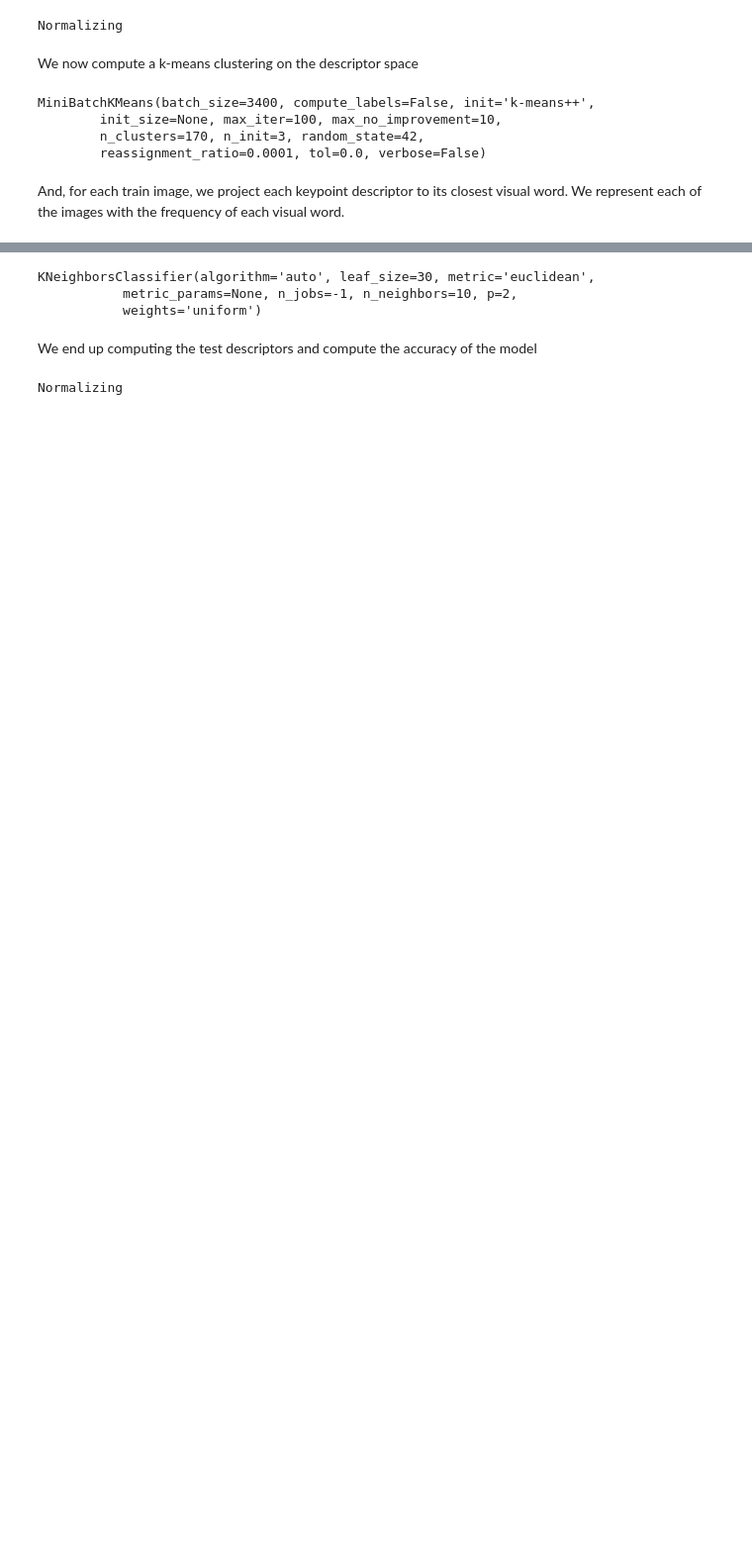
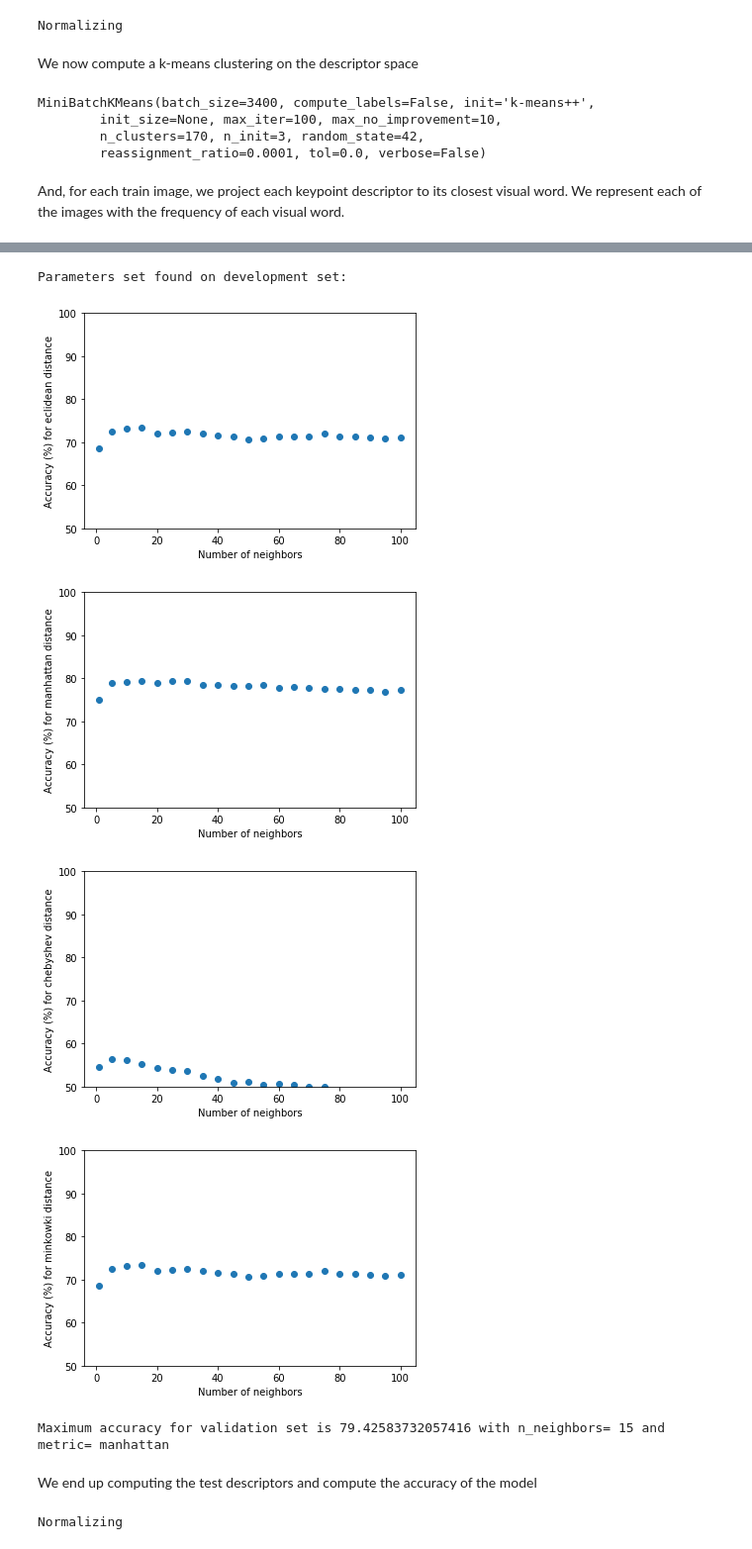
Before and after one commit to brugues/MCV-2019-M3, a Jupyter notebook: Week2/bovw/BagofVisualWords.ipynb, the cells around one changed output, grey strips where cells are left out. Shown at 99% size. Saved outputs shown, nothing was run; the diff lists cells and outputs as text; code cells hidden in the pictures; blank space fills up the shorter version.

Commit message:
Cross-validation for knn classifier

```diff
--- a/Week2/bovw/BagofVisualWords.ipynb
+++ b/Week2/bovw/BagofVisualWords.ipynb
@@ -137,10 +143,45 @@ We build a k-nn classifier and train it with the train descriptors
-# %%
-knn = KNeighborsClassifier(n_neighbors=10,n_jobs=-1,metric='euclidean')
-knn.fit(visual_words, train_labels)
-# %% [output]
-KNeighborsClassifier(algorithm='auto', leaf_size=30, metric='euclidean',
-           metric_params=None, n_jobs=-1, n_neighbors=10, p=2,
-           weights='uniform')
+# %%
+parameters = {'n_neighbors':[1,5,10,15,20,25,30,35,40,45,50,55,60,65,70,75,80,85,90,95,100], \
+              'metric':['euclidean','manhattan','chebyshev','minkowski']}
+knn = KNeighborsClassifier(n_jobs=-1)
+clf = GridSearchCV(knn, parameters, cv=5) # StratifiedKFold n_splits = 5
+clf.fit(visual_words, train_labels)
+
+print("Parameters set found on development set:")
+means = 100 * clf.cv_results_['mean_test_score']
+
+plt.scatter(parameters['n_neighbors'], means[0:21])
+plt.xlabel("Number of neighbors")
+plt.ylabel("Accuracy (%) for eclidean distance")
+plt.ylim((40,100))
+plt.show()
+
+plt.scatter(parameters['n_neighbors'], means[21:42])
+plt.xlabel("Number of neighbors")
+plt.ylabel("Accuracy (%) for manhattan distance")
+plt.ylim((40,100))
+plt.show()
+
+plt.scatter(parameters['n_neighbors'], means[42:63])
+plt.xlabel("Number of neighbors")
+plt.ylabel("Accuracy (%) for chebyshev distance")
+plt.ylim((40,100))
+plt.show()
+
+plt.scatter(parameters['n_neighbors'], means[63:84])
+plt.xlabel("Number of neighbors")
+plt.ylabel("Accuracy (%) for minkowki distance")
+plt.ylim((40,100))
+plt.show()
+
+print "Maximum accuracy for validation set is", max(means), "with n_neighbors =", clf.best_params_['n_neighbors'], "and metric =",  clf.best_params_['metric']
+# %% [output]
+Parameters set found on development set:
+[figure, added]
+[figure, added]
+[figure, added]
+[figure, added]
+Maximum accuracy for validation set is 79.42583732057416 with n_neighbors= 15 and metric= manhattan
 # %% [markdown]
 We end up computing the test descriptors and compute the accuracy of the model
 # %%
```
Also changed, not shown: parts of 8 cells of this notebook.
